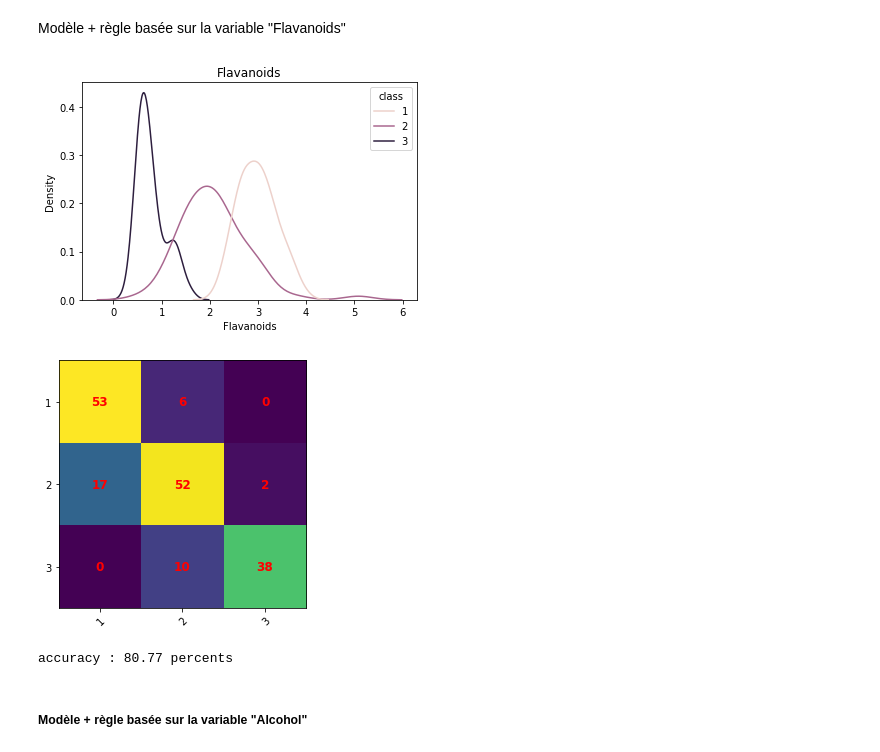
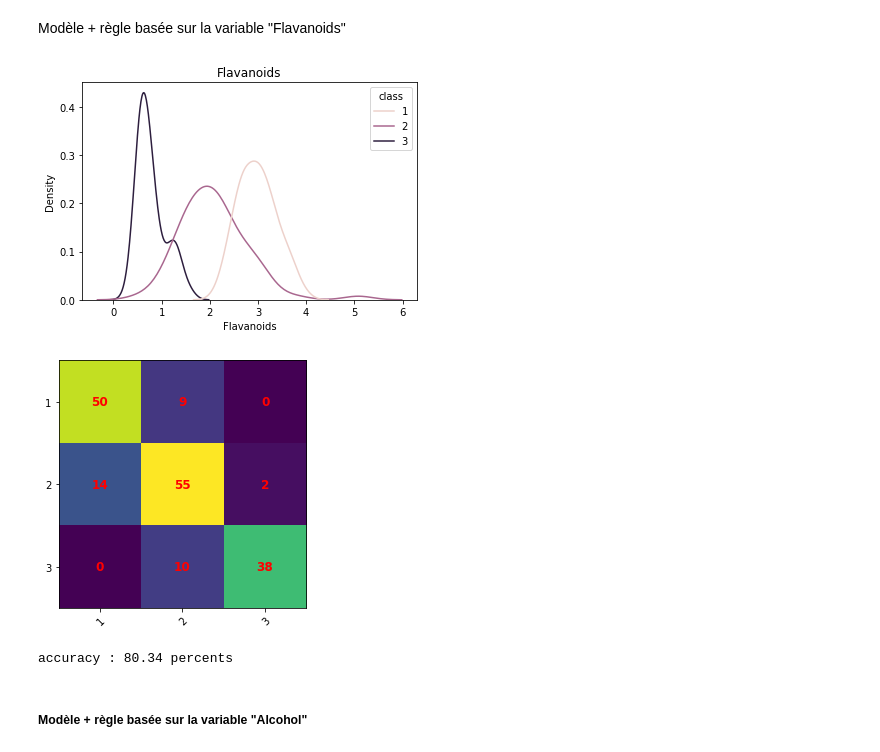
Before and after one commit to KevinFerati/LaboISD, a Jupyter notebook: 4 - Apprentissage supervisé/Ferati_Ganty_ISD_TP4.ipynb, the cells around one changed output. Saved outputs shown, nothing was run; the diff lists cells and outputs as text; code cells hidden in the pictures.

```diff
--- a/4 - Apprentissage supervisé/Ferati_Ganty_ISD_TP4.ipynb
+++ b/4 - Apprentissage supervisé/Ferati_Ganty_ISD_TP4.ipynb
@@ -108,11 +108,10 @@ def plot_confusion_matrix(class_names, actual_classes, predictions_results):
     fig.tight_layout()
     plt.show()
 
-    tp = conf_matrix[0][0]
-    tn = conf_matrix[1][1]
-    total = sum(conf_matrix[0]) + sum(conf_matrix[1])
-    accuracy = ((conf_matrix[0][0] + conf_matrix[1][1]) / total) * 100
-    print("accuracy : %.2f percents" % (accuracy))
+    diag = 0
+    for i in range(len(conf_matrix)):
+        diag += (conf_matrix[i][i])
+    print("accuracy : %.2f percents" % ((diag/len(predictions_results))*100))
 
 def predict_class(compare):
     predictions = np.full(len(raw_data), 0)
@@ -124,21 +123,21 @@ def predict_class(compare):
 # %%
 classes = raw_data["class"]
 
 plt.title("Flavanoids")
 sns.kdeplot(data=raw_data, x="Flavanoids", hue="class")
 
 def compare_flavanoid(element):
-    if(element["Flavanoids"] > 2.5):
-        return 1
+    if(element["Flavanoids"] < 1):
+        return 3
     else:
-        return 2 if element["Flavanoids"] > 1 else 3
+        return 1 if element["Flavanoids"] > 2.6 else 2
 
 predictions_results = predict_class(compare_flavanoid)
 plot_confusion_matrix(classes_names, classes, predictions_results)
 # %% [output]
 [figure]
-[figure, old version]
+[figure, new version]
-accuracy : 80.77 percents
+accuracy : 80.34 percents
 # %% [markdown]
 ##### Modèle + règle basée sur la variable "Alcohol"
 # %%
```
Also changed, not shown: parts of 7 cells of this notebook.
